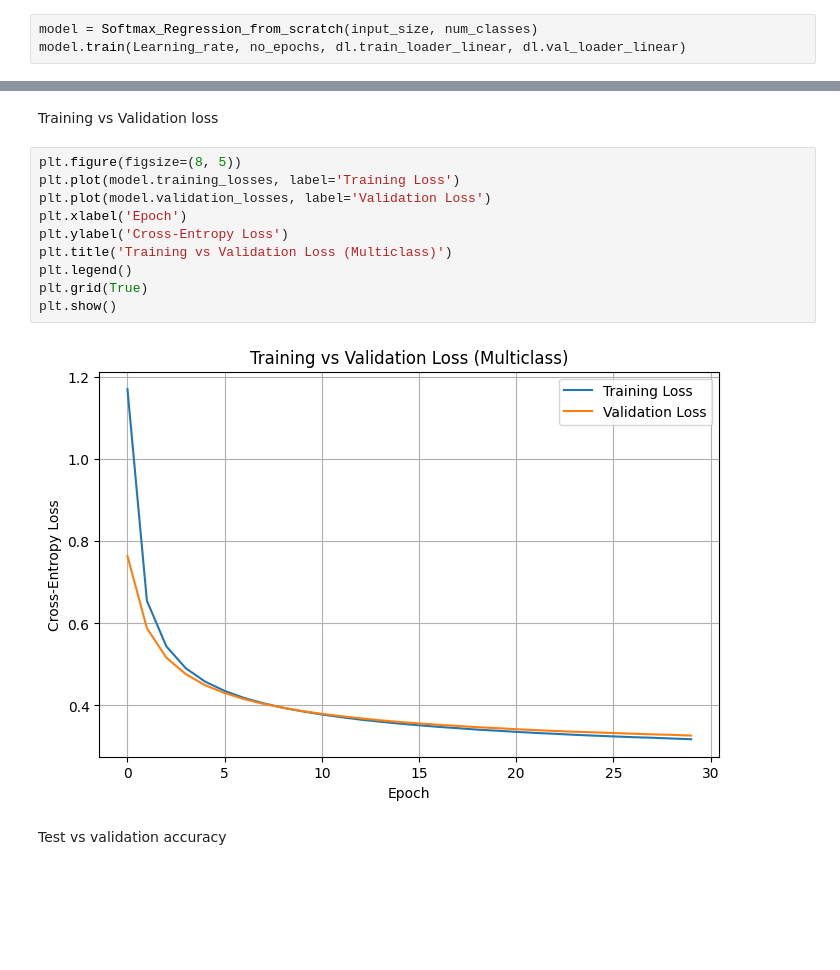
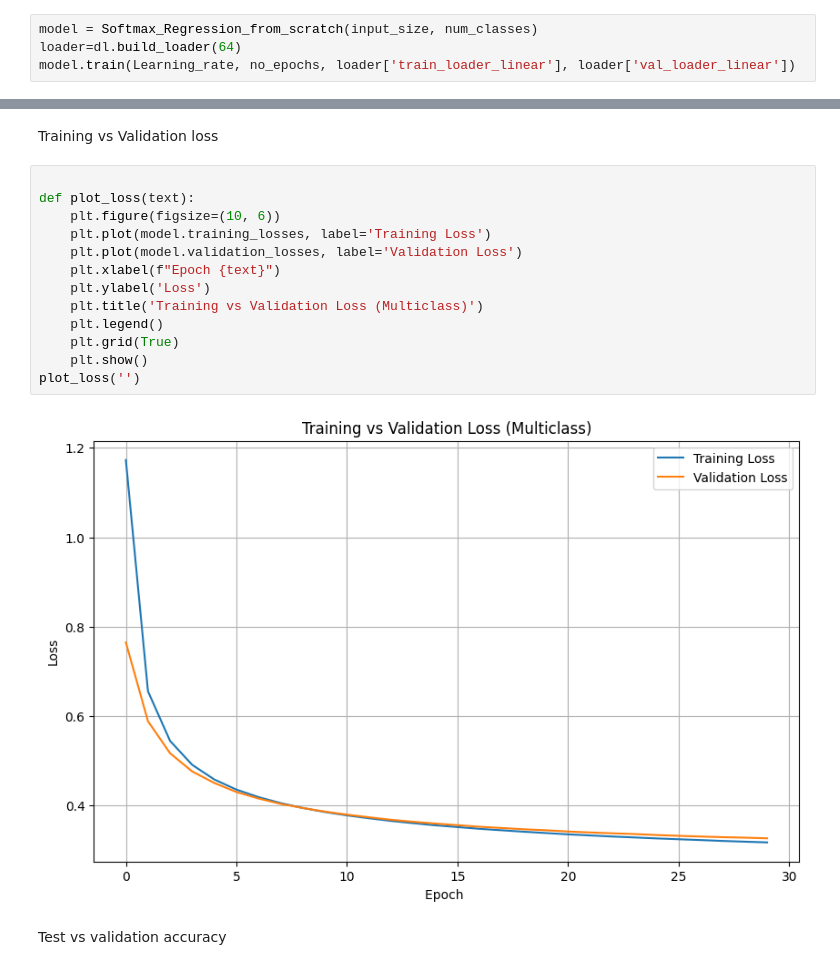
Before and after one commit to abdelrahman7124/Machine-Learning-lab-2, a Jupyter notebook: softmax.ipynb, the cells around one changed output, grey strips where cells are left out. Cells and saved outputs as stored; diff of their text form; blank space fills up the shorter version.

```diff
--- a/softmax.ipynb
+++ b/softmax.ipynb
@@ -119,5 +106,6 @@ num_classes = 10
 Training the model
 # %%
 model = Softmax_Regression_from_scratch(input_size, num_classes)
-model.train(Learning_rate, no_epochs, dl.train_loader_linear, dl.val_loader_linear)
+loader=dl.build_loader(64)
+model.train(Learning_rate, no_epochs, loader['train_loader_linear'], loader['val_loader_linear'])
 # %% [output]
@@ -141,17 +129,20 @@ Epoch 30/30
 # %% [markdown]
 Training vs Validation loss
 # %%
-plt.figure(figsize=(8, 5))
-plt.plot(model.training_losses, label='Training Loss')
-plt.plot(model.validation_losses, label='Validation Loss')
-plt.xlabel('Epoch')
-plt.ylabel('Cross-Entropy Loss')
-plt.title('Training vs Validation Loss (Multiclass)')
-plt.legend()
-plt.grid(True)
-plt.show()
+
+def plot_loss(text):
+    plt.figure(figsize=(10, 6))
+    plt.plot(model.training_losses, label='Training Loss')
+    plt.plot(model.validation_losses, label='Validation Loss')
+    plt.xlabel(f"Epoch {text}")
+    plt.ylabel('Loss')
+    plt.title('Training vs Validation Loss (Multiclass)')
+    plt.legend()
+    plt.grid(True)
+    plt.show()
+plot_loss('')
 # %% [output]
-[figure, old version]
+[figure, new version]
 # %% [markdown]
 Test vs validation accuracy
 # %%
```
Also changed, not shown: parts of 23 cells of this notebook, 1 other file.
